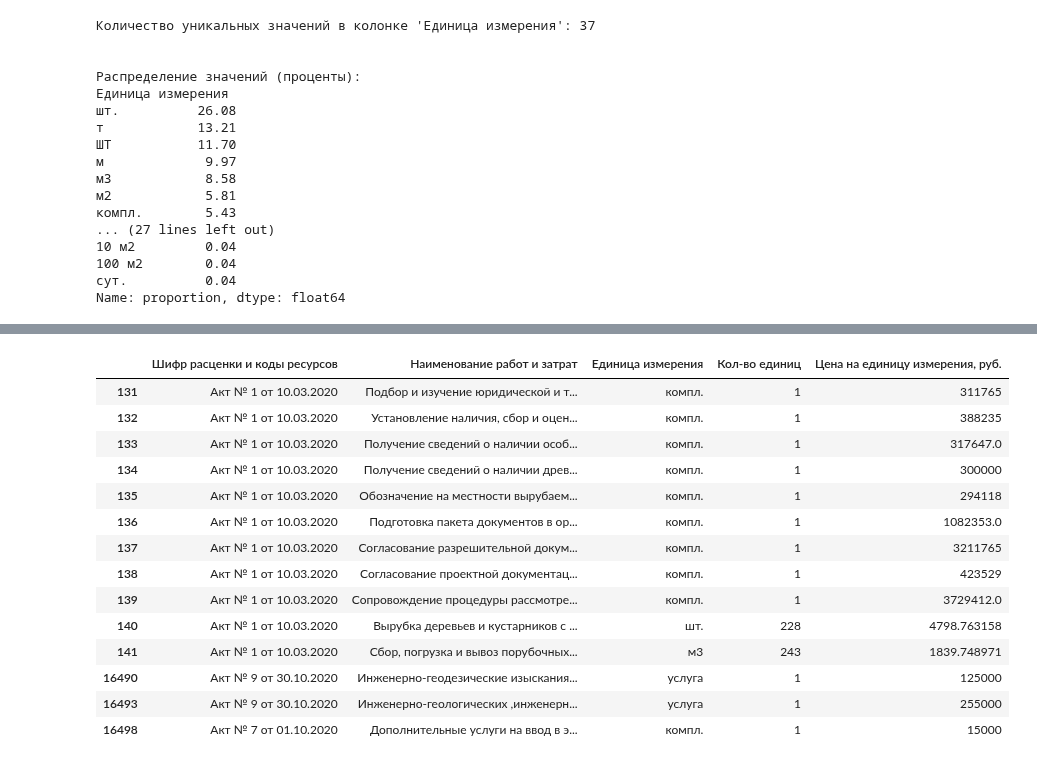
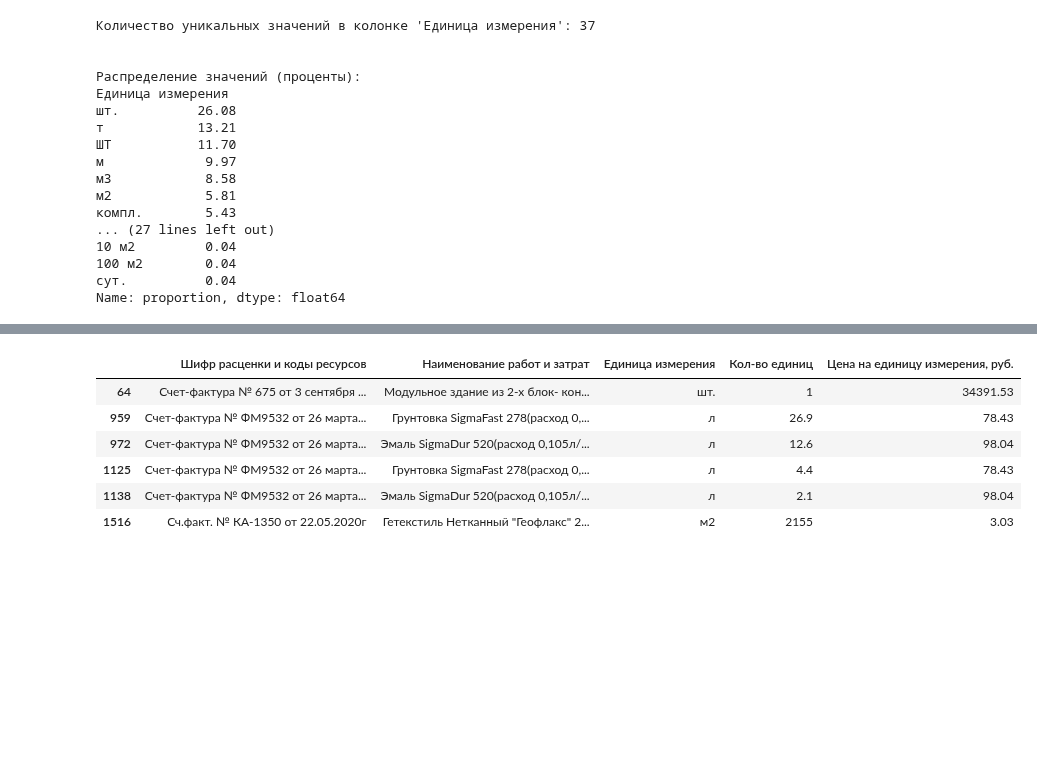
Before and after one commit to stefkong1982/netology.ru, a Jupyter notebook: кс2.ipynb, the cells around one changed output, grey strips where cells are left out. Cells and saved outputs as stored; diff of their text form; code cells hidden in the pictures; blank space fills up the shorter version.

```diff
--- a/кс2.ipynb
+++ b/кс2.ipynb
@@ -489,17 +313,0 @@ print(f"Доля оставшихся строк (%): {remaining_percentage:.2f}
-# %%
-# Удаляем строки, содержащие комбинацию "ФСС" в любом регистре
-df_filtered_final = df_filtered_final[
-    ~df_filtered_final['Шифр расценки и коды ресурсов'].str.contains('ФСЦ', case=False)
-]
-
-# Проверка количества строк до и после фильтрации
-original_rows = len(df_filtered_final)
-filtered_rows = len(df_filtered_final)
-removed_rows = original_rows - filtered_rows
-remaining_percentage = (filtered_rows / original_rows) * 100
-
-# Вывод результатов
-print(f"Количество строк до фильтрации: {original_rows}")
-print(f"Количество строк после фильтрации: {filtered_rows}")
-print(f"Удалено строк: {removed_rows}")
-print(f"Доля оставшихся строк (%): {remaining_percentage:.2f}%")
@@ -589,21 +411,13 @@ def filter_by_codes(input_codes):
 
 # Пример использования:
 # filter_by_codes("Акт № 1 от 10.03.2020")
-# %%
-filter_by_codes(["Акт № 1 от 10.03.2020", "Акт № 7 от 01.10.2020", 'Акт № 9 от 30.10.2020'])
-# %% [output]
-|  | Шифр расценки и коды ресурсов | Наименование работ и затрат | Единица измерения | Кол-во единиц | Цена на единицу измерения, руб. |
-| 131 | Акт № 1 от 10.03.2020 | Подбор и изучение юридической и т... | компл. | 1 | 311765 |
-| 132 | Акт № 1 от 10.03.2020 | Установление наличия, сбор и оцен... | компл. | 1 | 388235 |
-| 133 | Акт № 1 от 10.03.2020 | Получение сведений о наличии особ... | компл. | 1 | 317647.0 |
-| 134 | Акт № 1 от 10.03.2020 | Получение сведений о наличии древ... | компл. | 1 | 300000 |
-| 135 | Акт № 1 от 10.03.2020 | Обозначение на местности вырубаем... | компл. | 1 | 294118 |
-| 136 | Акт № 1 от 10.03.2020 | Подготовка пакета документов в ор... | компл. | 1 | 1082353.0 |
-| 137 | Акт № 1 от 10.03.2020 | Согласование разрешительной докум... | компл. | 1 | 3211765 |
-| 138 | Акт № 1 от 10.03.2020 | Согласование проектной документац... | компл. | 1 | 423529 |
-| 139 | Акт № 1 от 10.03.2020 | Сопровождение процедуры рассмотре... | компл. | 1 | 3729412.0 |
-| 140 | Акт № 1 от 10.03.2020 | Вырубка деревьев и кустарников с ... | шт. | 228 | 4798.763158 |
-| 141 | Акт № 1 от 10.03.2020 | Сбор, погрузка и вывоз порубочных... | м3 | 243 | 1839.748971 |
-| 16490 | Акт № 9 от 30.10.2020 | Инженерно-геодезические изыскания... | услуга | 1 | 125000 |
-| 16493 | Акт № 9 от 30.10.2020 | Инженерно-геологических ,инженерн... | услуга | 1 | 255000 |
-| 16498 | Акт № 7 от 01.10.2020 | Дополнительные услуги на ввод в э... | компл. | 1 | 15000 |
+# %%
+filter_by_codes(["Счет-фактура № 675 от 3 сентября 2019г", 'Счет-фактура № ФМ9532 от 26 марта 2020 г.', 'Сч.факт. № КА-1350 от 22.05.2020г'])
+# %% [output]
+|  | Шифр расценки и коды ресурсов | Наименование работ и затрат | Единица измерения | Кол-во единиц | Цена на единицу измерения, руб. |
+| 64 | Счет-фактура № 675 от 3 сентября ... | Модульное здание из 2-х блок- кон... | шт. | 1 | 34391.53 |
+| 959 | Счет-фактура № ФМ9532 от 26 марта... | Грунтовка SigmaFast 278(расход 0,... | л | 26.9 | 78.43 |
+| 972 | Счет-фактура № ФМ9532 от 26 марта... | Эмаль SigmaDur 520(расход 0,105л/... | л | 12.6 | 98.04 |
+| 1125 | Счет-фактура № ФМ9532 от 26 марта... | Грунтовка SigmaFast 278(расход 0,... | л | 4.4 | 78.43 |
+| 1138 | Счет-фактура № ФМ9532 от 26 марта... | Эмаль SigmaDur 520(расход 0,105л/... | л | 2.1 | 98.04 |
+| 1516 | Сч.факт. № КА-1350 от 22.05.2020г | Гетекстиль Нетканный "Геофлакс" 2... | м2 | 2155 | 3.03 |
```
Also changed, not shown: parts of 25 cells of this notebook.
